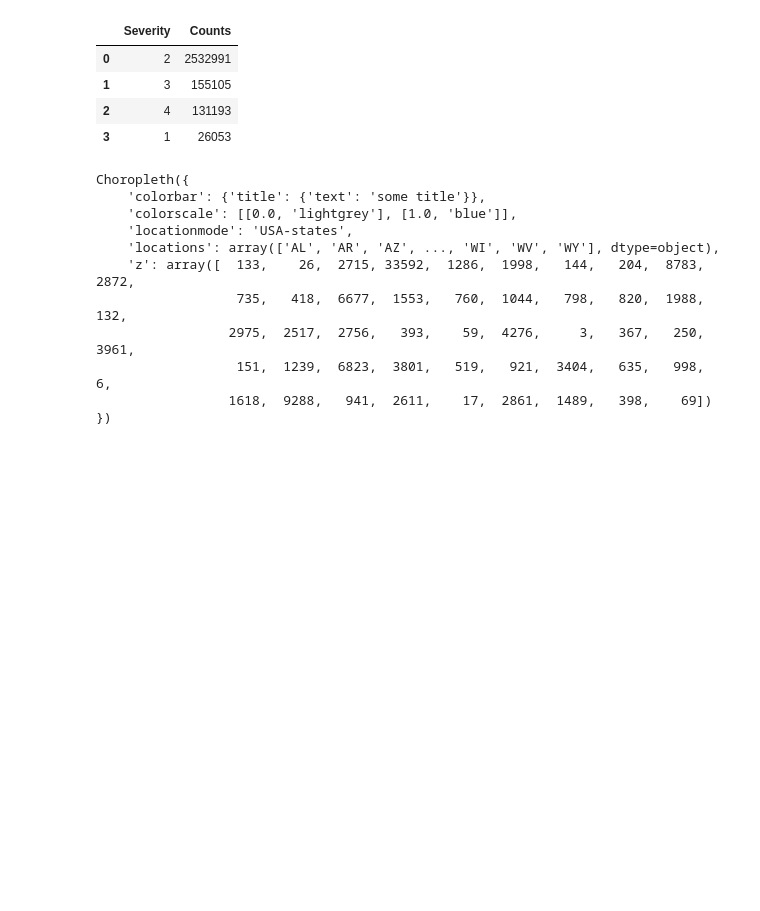
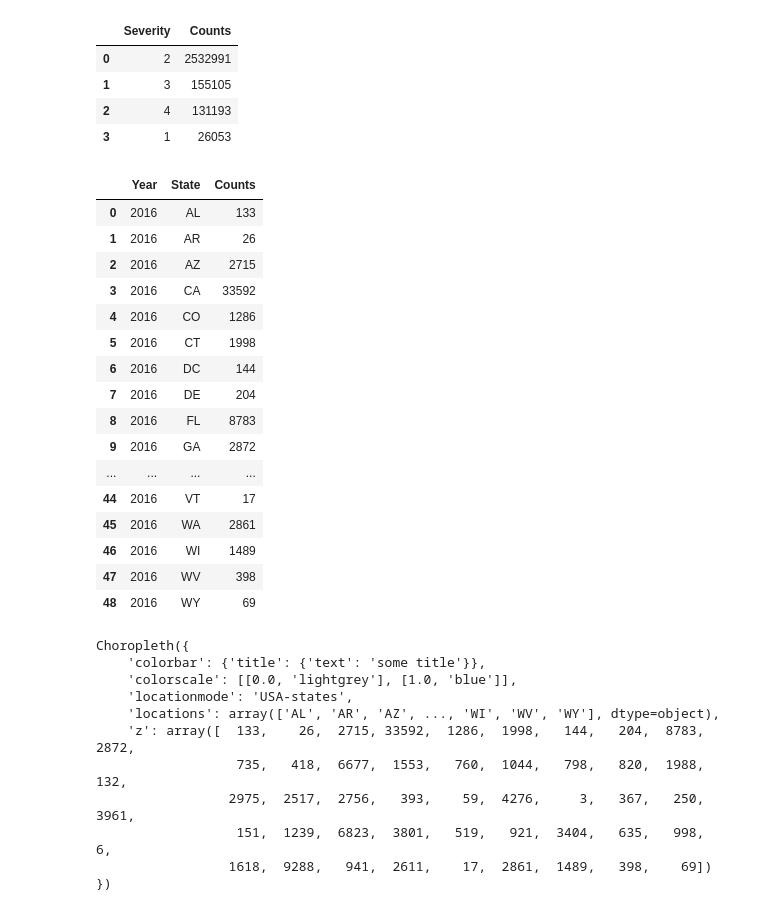
Before and after one commit to satrivaicci/uk-traffic-accidents, a Jupyter notebook: eda/us-traffic-accidents-eda.ipynb, the cells around one changed output. Cells and saved outputs as stored; diff of their text form; code cells hidden in the pictures; blank space fills up the shorter version.

```diff
--- a/eda/us-traffic-accidents-eda.ipynb
+++ b/eda/us-traffic-accidents-eda.ipynb
@@ -180,6 +180,26 @@ dfBySeverity
 | 1 | 3 | 155105 |
 | 2 | 4 | 131193 |
 | 3 | 1 | 26053 |
+# %%
+dfByState[dfByState['Year'] == 2016]
+# %% [output]
+|  | Year | State | Counts |
+| 0 | 2016 | AL | 133 |
+| 1 | 2016 | AR | 26 |
+| 2 | 2016 | AZ | 2715 |
+| 3 | 2016 | CA | 33592 |
+| 4 | 2016 | CO | 1286 |
+| 5 | 2016 | CT | 1998 |
+| 6 | 2016 | DC | 144 |
+| 7 | 2016 | DE | 204 |
+| 8 | 2016 | FL | 8783 |
+| 9 | 2016 | GA | 2872 |
+| ... | ... | ... | ... |
+| 44 | 2016 | VT | 17 |
+| 45 | 2016 | WA | 2861 |
+| 46 | 2016 | WI | 1489 |
+| 47 | 2016 | WV | 398 |
+| 48 | 2016 | WY | 69 |
 # %%
 # generating choroplet data
 
```
Also changed, not shown: parts of 2 cells of this notebook, 1 other file.
